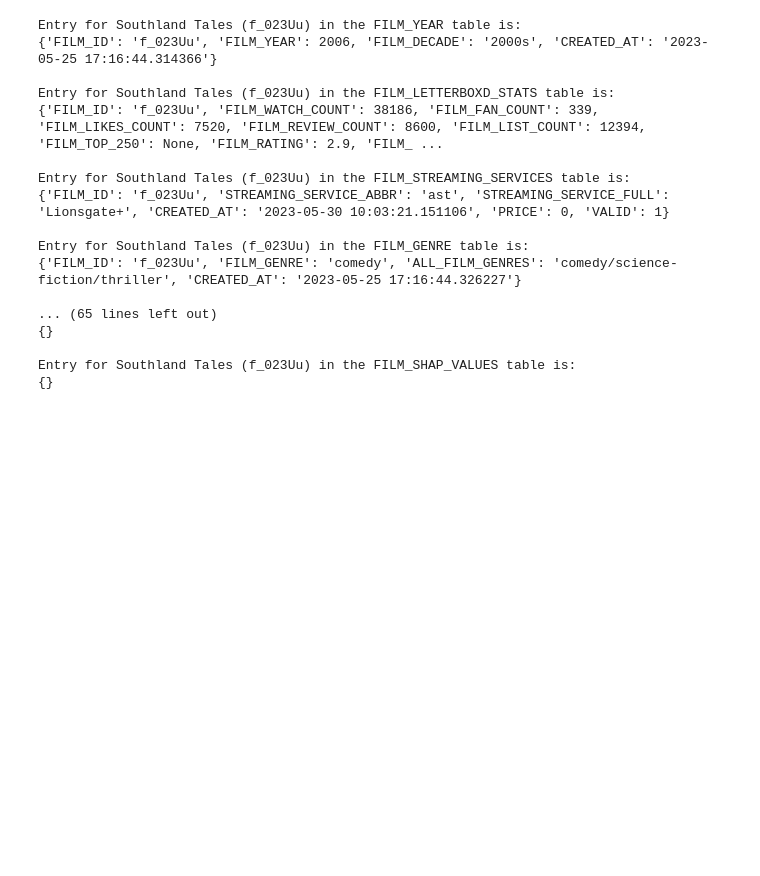
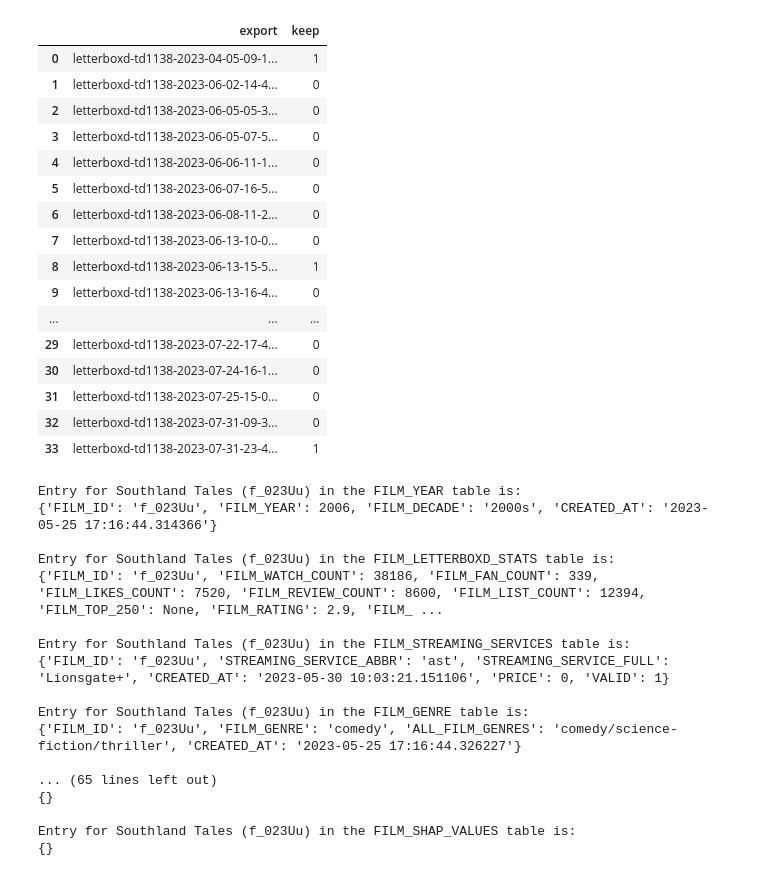
Before and after one commit to TD1138/letterboxd-app, a Jupyter notebook: lib/notebooks/AnalyseFILMID.ipynb, the cells around one changed output. Drawn from its saved outputs; the diff is of its cells as text; code cells hidden in the pictures; blank space fills up the shorter version.

```diff
--- a/lib/notebooks/AnalyseFILMID.ipynb
+++ b/lib/notebooks/AnalyseFILMID.ipynb
@@ -57,0 +58,4 @@ Entry for Bird (f_01xcU) in the FILM_SHAP_VALUES table is:
+# %%
+letterboxd_exports_folder_dir = os.path.join(os.getenv('PROJECT_PATH'), 'db/raw_exports')
+letterboxd_export_folders = os.listdir(letterboxd_exports_folder_dir)
+len(letterboxd_export_folders)
@@ -57,0 +73,8 @@ Entry for Bird (f_01xcU) in the FILM_SHAP_VALUES table is:
+# %%
+folders_to_keep = 5
+
+raw_ind_to_keep = [x/(folders_to_keep-1) for x in range(folders_to_keep)]
+ind_to_keep = [int((len(letterboxd_export_folders)-1) * x) for x in raw_ind_to_keep]
+folders_to_keep = [sorted(letterboxd_export_folders)[x] for x in ind_to_keep]
+folders_to_delete = [x for x in letterboxd_export_folders if x not in folders_to_keep]
+folders_to_keep
@@ -57,0 +111,22 @@ Entry for Bird (f_01xcU) in the FILM_SHAP_VALUES table is:
+# %%
+tmp = pd.DataFrame(sorted(letterboxd_export_folders), columns=['export'])
+tmp['keep'] = [np.where(x in ind_to_keep, 1, 0) for x in tmp.index]
+tmp
+# %% [output]
+|  | export | keep |
+| 0 | letterboxd-td1138-2023-04-05-09-1... | 1 |
+| 1 | letterboxd-td1138-2023-06-02-14-4... | 0 |
+| 2 | letterboxd-td1138-2023-06-05-05-3... | 0 |
+| 3 | letterboxd-td1138-2023-06-05-07-5... | 0 |
+| 4 | letterboxd-td1138-2023-06-06-11-1... | 0 |
+| 5 | letterboxd-td1138-2023-06-07-16-5... | 0 |
+| 6 | letterboxd-td1138-2023-06-08-11-2... | 0 |
+| 7 | letterboxd-td1138-2023-06-13-10-0... | 0 |
+| 8 | letterboxd-td1138-2023-06-13-15-5... | 1 |
+| 9 | letterboxd-td1138-2023-06-13-16-4... | 0 |
+| ... | ... | ... |
+| 29 | letterboxd-td1138-2023-07-22-17-4... | 0 |
+| 30 | letterboxd-td1138-2023-07-24-16-1... | 0 |
+| 31 | letterboxd-td1138-2023-07-25-15-0... | 0 |
+| 32 | letterboxd-td1138-2023-07-31-09-3... | 0 |
+| 33 | letterboxd-td1138-2023-07-31-23-4... | 1 |
```
Also changed, not shown: parts of 9 cells of this notebook, 4 other files.
